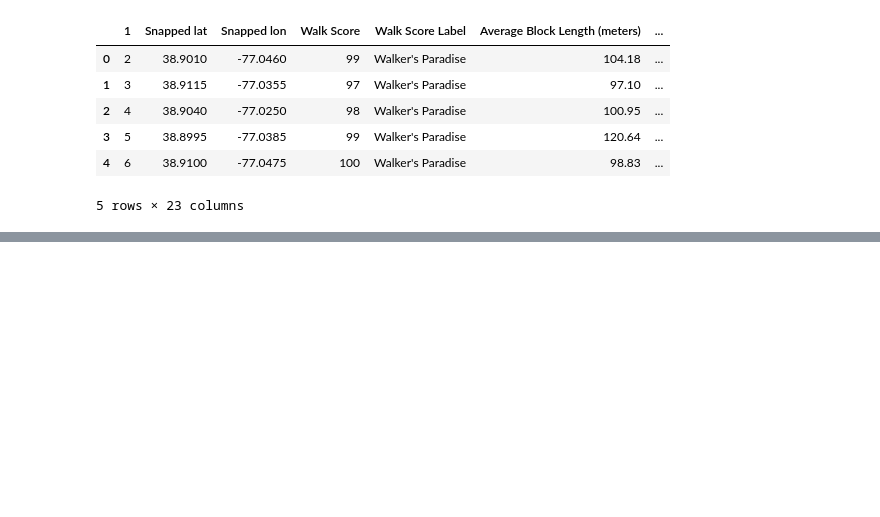
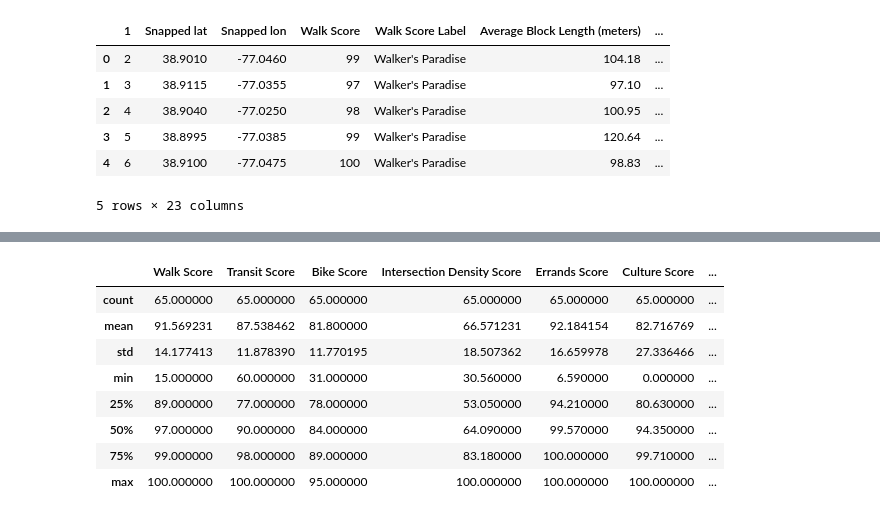
Before and after one commit to Takosaga/us_walkability, a Jupyter notebook: notebooks/mvp.ipynb, the cells around one changed output, grey strips where cells are left out. Cells and saved outputs as stored; diff of their text form; code cells hidden in the pictures; blank space fills up the shorter version.

```diff
--- a/notebooks/mvp.ipynb
+++ b/notebooks/mvp.ipynb
@@ -28,0 +42,14 @@ data.head()
+# %%
+scores = data[["Walk Score","Transit Score","Bike Score","Intersection Density Score","Errands Score","Culture Score", "Grocery Score","Park Score", "Dining and Drinking Score", "School Score"]]
+# general stats of the scores
+scores.describe()
+# %% [output]
+|  | Walk Score | Transit Score | Bike Score | Intersection Density Score | Errands Score | Culture Score | ... |
+| count | 65.000000 | 65.000000 | 65.000000 | 65.000000 | 65.000000 | 65.000000 | ... |
+| mean | 91.569231 | 87.538462 | 81.800000 | 66.571231 | 92.184154 | 82.716769 | ... |
+| std | 14.177413 | 11.878390 | 11.770195 | 18.507362 | 16.659978 | 27.336466 | ... |
+| min | 15.000000 | 60.000000 | 31.000000 | 30.560000 | 6.590000 | 0.000000 | ... |
+| 25% | 89.000000 | 77.000000 | 78.000000 | 53.050000 | 94.210000 | 80.630000 | ... |
+| 50% | 97.000000 | 90.000000 | 84.000000 | 64.090000 | 99.570000 | 94.350000 | ... |
+| 75% | 99.000000 | 98.000000 | 89.000000 | 83.180000 | 100.000000 | 99.710000 | ... |
+| max | 100.000000 | 100.000000 | 95.000000 | 100.000000 | 100.000000 | 100.000000 | ... |
```
Also changed, not shown: parts of 5 cells of this notebook.
